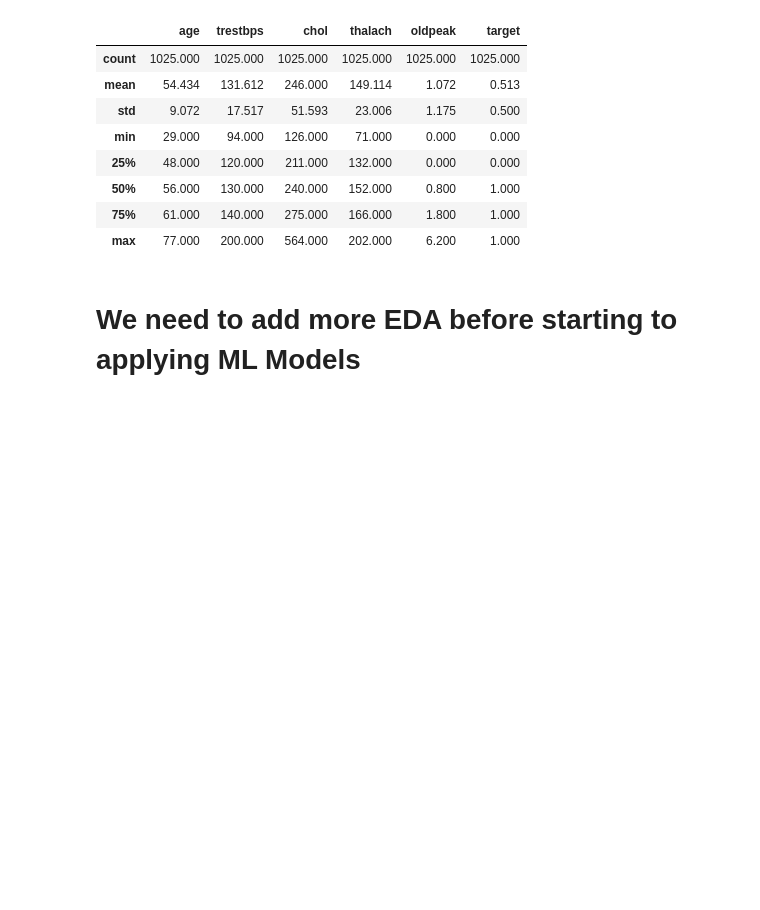
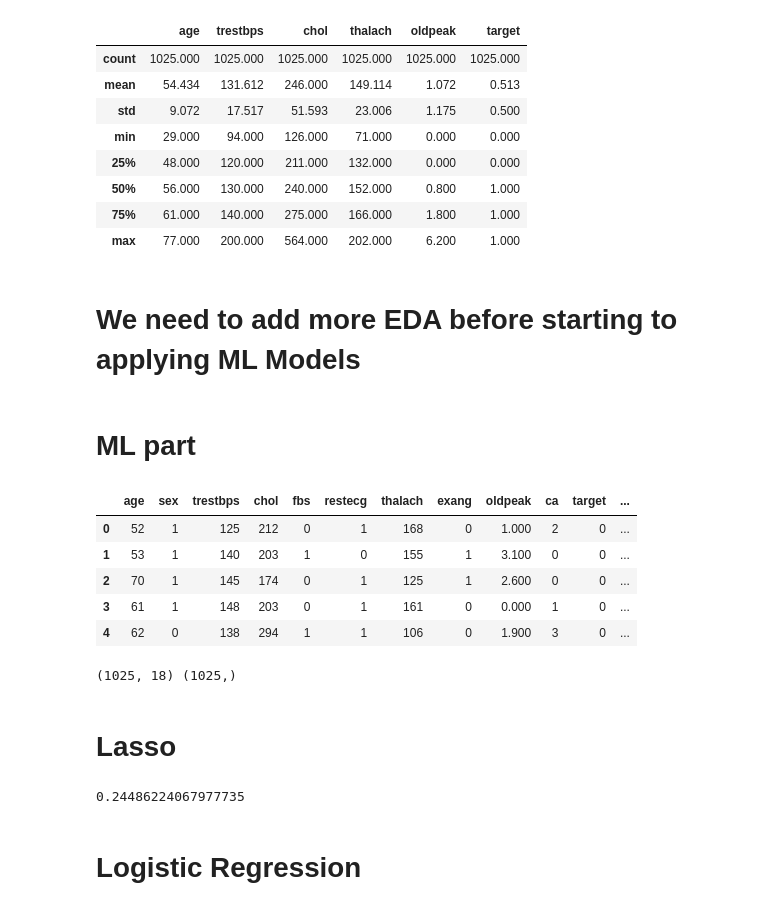
Before and after one commit to Sandokhan/IACEC, a Jupyter notebook: main.ipynb, the cells around one changed output. Saved outputs shown, nothing was run; the diff lists cells and outputs as text; code cells hidden in the pictures; blank space fills up the shorter version.

```diff
--- a/main.ipynb
+++ b/main.ipynb
@@ -169,3 +170,19 @@ Descriptive Statistics
 | max | 77.000 | 200.000 | 564.000 | 202.000 | 6.200 | 1.000 |
 # %% [markdown]
 # We need to add more EDA before starting to applying ML Models
+# %% [markdown]
+# ML part
+# %%
+# One-Hot Enconding
+
+df = pd.get_dummies(heart, columns=['cp', 'thal', 'slope'], drop_first=True)
+
+# Inspecting new dataset
+df.head()
+# %% [output]
+|  | age | sex | trestbps | chol | fbs | restecg | thalach | exang | oldpeak | ca | target | ... |
+| 0 | 52 | 1 | 125 | 212 | 0 | 1 | 168 | 0 | 1.000 | 2 | 0 | ... |
+| 1 | 53 | 1 | 140 | 203 | 1 | 0 | 155 | 1 | 3.100 | 0 | 0 | ... |
+| 2 | 70 | 1 | 145 | 174 | 0 | 1 | 125 | 1 | 2.600 | 0 | 0 | ... |
+| 3 | 61 | 1 | 148 | 203 | 0 | 1 | 161 | 0 | 0.000 | 1 | 0 | ... |
+| 4 | 62 | 0 | 138 | 294 | 1 | 1 | 106 | 0 | 1.900 | 3 | 0 | ... |
@@ -171,0 +202,21 @@ Descriptive Statistics
+# %%
+print(X.shape, y.shape)
+# %% [output]
+(1025, 18) (1025,)
+# %% [markdown]
+# Lasso
+# %%
+# Create pipeline steps
+steps = [#("scaler", StandardScaler()),
+         ("lasso", Lasso(alpha=.5))]
+
+# Instantiate the pipeline
+pipeline = Pipeline(steps)
+pipeline.fit(X_train, y_train)
+
+# Calculate and print R-squared
+print(pipeline.score(X_test, y_test))
+# %% [output]
+0.24486224067977735
+# %% [markdown]
+# Logistic Regression
```
Also changed, not shown: parts of 30 cells of this notebook.
